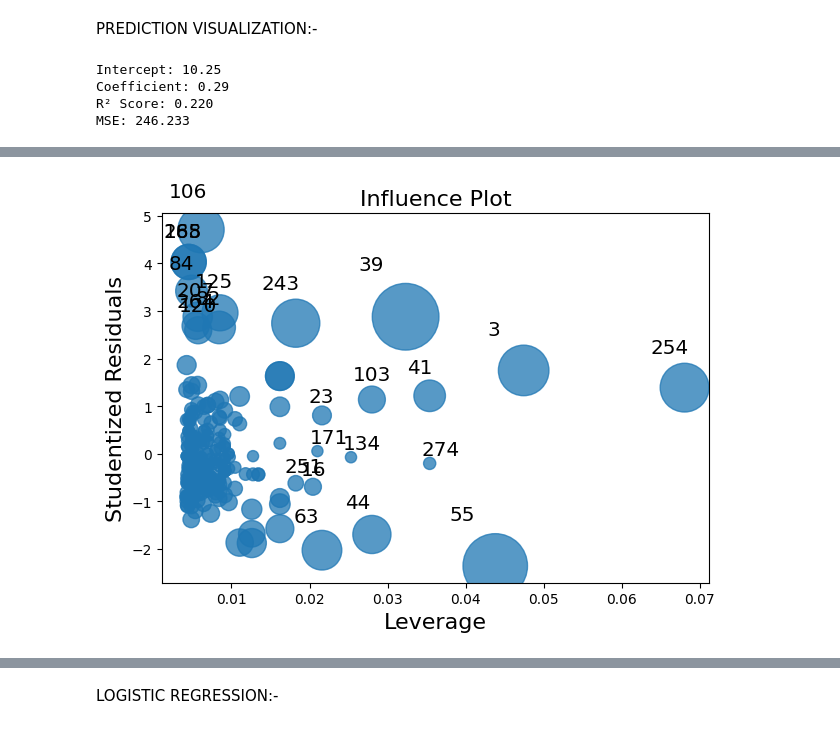
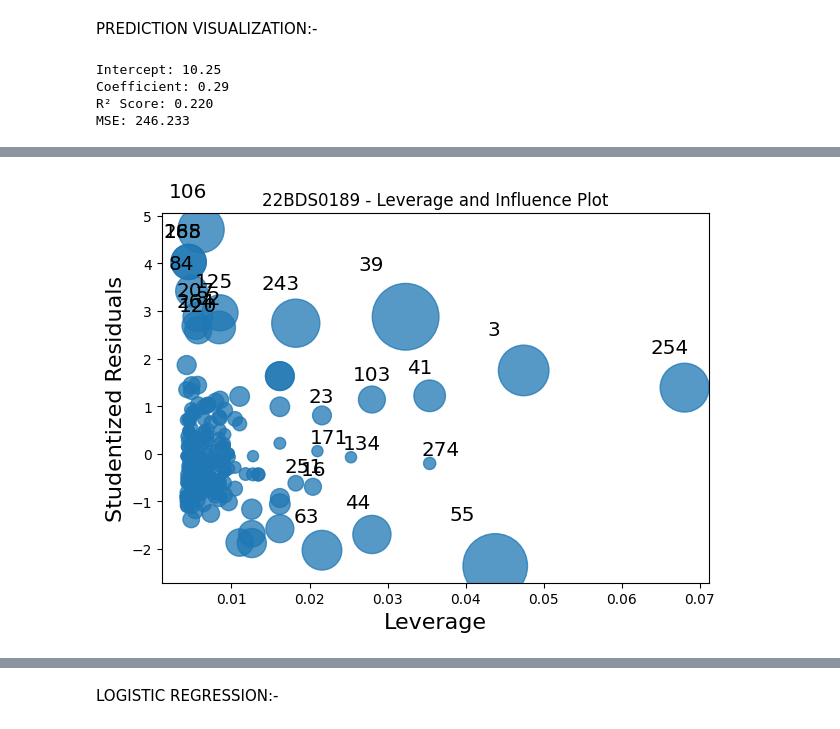
Before and after one commit to HarshitGoel5/22BDS0189, a Jupyter notebook: 22BDS0189.ipynb, the cells around one changed output, grey strips where cells are left out. Saved outputs shown, nothing was run; the diff lists cells and outputs as text; code cells hidden in the pictures.

```diff
--- a/22BDS0189.ipynb
+++ b/22BDS0189.ipynb
@@ -590,20 +590,27 @@ numeric_df = df.select_dtypes(include=['float64', 'int64'])
 corr_matrix = numeric_df.corr()
 print("\nNumerical vs Numerical Correlation Matrix:\n", corr_matrix)
 
+plt.figure(figsize=(10, 8)) # Added figure size for better readability
 sns.heatmap(corr_matrix, annot=True, cmap="coolwarm")
-plt.title("Correlation Matrix")
+plt.title("22BDS0189 - Correlation Matrix") # Added title
 plt.tight_layout()
 plt.show()
 
 # Reset the index before creating the pairplot to avoid duplicate index issues
-df.reset_index(inplace=True)
+df.reset_index(inplace=True, drop=True) # Added drop=True to avoid adding a new index column
 
 # Pairplot of Numerical Variables
 # Select a subset of numeric columns for the pairplot to avoid overcrowding
 numeric_cols_for_pairplot = ['rectal_temp', 'pulse', 'respiratory_rate', 'packed_cell_volume']
-sns.pairplot(df[numeric_cols_for_pairplot])
-plt.suptitle("Pairplot of Selected Numerical Variables", y=1.02)
-plt.show()
+# Ensure selected columns exist before plotting
+existing_numeric_cols = [col for col in numeric_cols_for_pairplot if col in df.columns]
+
+if len(existing_numeric_cols) >= 2:
+    sns.pairplot(df[existing_numeric_cols])
+    plt.suptitle("22BDS0189 - Pairplot of Selected Numerical Variables", y=1.02) # Added title
+    plt.show()
+else:
+    print("Not enough selected numeric columns available for Pairplot.")
 # %% [output]
 Numerical vs Numerical Correlation Matrix:
                         hospital_number  rectal_temp     pulse  \
@@ -644,7 +651,7 @@ if numeric_df.shape[1] >= 3:
         x=numeric_df.columns[0],
         y=numeric_df.columns[1],
         z=numeric_df.columns[2],
-        title=f'3D Scatter Plot: {numeric_df.columns[0]} vs {numeric_df.columns[1]} vs {numeric_df.columns[2]}',
+        title=f'22BDS0189 - 3D Scatter Plot: {numeric_df.columns[0]} vs {numeric_df.columns[1]} vs {numeric_df.columns[2]}',
         labels={numeric_df.columns[0]: numeric_df.columns[0], numeric_df.columns[1]: numeric_df.columns[1], numeric_df.columns[2]: numeric_df.columns[2]}
     )
     fig.show()
@@ -681,7 +688,7 @@ if numeric_df.shape[1] >= 4:
         ax.set_theta_offset(pi / 2)
         ax.set_theta_direction(-1)
         plt.xticks(angles[:-1], categories)
-        plt.title("Sunray (Radar) Plot")
+        plt.title("22BDS0189 - Sunray (Radar) Plot")
         plt.legend(loc='upper right', bbox_to_anchor=(1.2, 1.1))
         plt.tight_layout()
         plt.show()
@@ -804,7 +811,7 @@ for k in K_range:
 # Plot the Elbow Graph
 plt.figure(figsize=(8, 5))
 plt.plot(K_range, wcss, marker='o')
-plt.title('Elbow Method to determine optimal number of clusters')
+plt.title('22BDS0189 - Elbow Method to determine optimal number of clusters')
 plt.xlabel('Number of Clusters (k)')
 plt.ylabel('WCSS (Inertia)')
 plt.grid(True)
@@ -831,7 +838,7 @@ if clustered_numeric_df.shape[1] > 2: # Check if there are at least two columns
         hue=clustered_numeric_df['Cluster'],
         palette='Set1'
     )
-    plt.title(f'K-Means Clustering (k={optimal_k})')
+    plt.title(f'22BDS0189 - K-Means Clustering (k={optimal_k})')
     plt.xlabel(clustered_numeric_df.columns[0]) # Label x-axis with column name
     plt.ylabel(clustered_numeric_df.columns[1]) # Label y-axis with column name
     plt.grid(True)
@@ -959,7 +966,7 @@ if len(numeric_regression_df) > 1:
     plt.plot(numeric_regression_df['pulse'], y_pred, color='red', label='Regression Line')
     plt.xlabel('Pulse')
     plt.ylabel('Respiratory Rate')
-    plt.title('Simple Linear Regression: Pulse vs Respiratory Rate')
+    plt.title('22BDS0189 - Simple Linear Regression: Pulse vs Respiratory Rate')
     plt.legend()
     plt.grid(True)
     plt.tight_layout()
@@ -1017,7 +1024,7 @@ if len(df1d) > 1:
     plt.figure(figsize=(10, 5))
     sns.scatterplot(x=df1d['pulse'], y=df1d['respiratory_rate'], label='Actual', color='blue')
     plt.plot(df1d['pulse'], y_pred, color='red', label='Regression Line')
-    plt.title('Prediction vs Actual: Pulse → Respiratory Rate')
+    plt.title('22BDS0189 - Prediction vs Actual: Pulse → Respiratory Rate')
     plt.xlabel('Pulse')
     plt.ylabel('Respiratory Rate')
     plt.legend()
@@ -1028,7 +1035,7 @@ if len(df1d) > 1:
     #  2. Residual Plot
     plt.figure(figsize=(10, 5))
     sns.residplot(x=df1d['pulse'], y=df1d['respiratory_rate'], lowess=True, color='green')
-    plt.title('Residual Plot: Pulse vs Residuals')
+    plt.title('22BDS0189 - Residual Plot: Pulse vs Residuals')
     plt.xlabel('Pulse')
     plt.ylabel('Residuals (Actual - Predicted)')
     plt.axhline(0, color='red', linestyle='--')
@@ -1045,7 +1052,7 @@ if len(df1d) > 1:
 
     plt.plot(df1d_sorted['pulse'], y_sorted.values, label='Actual Respiratory Rate', marker='o')
     plt.plot(df1d_sorted['pulse'], y_pred_sorted, label='Predicted Respiratory Rate', marker='x')
-    plt.title('Line Plot of Actual vs Predicted Respiratory Rate')
+    plt.title('22BDS0189 - Line Plot of Actual vs Predicted Respiratory Rate')
     plt.xlabel('Pulse')
     plt.ylabel('Respiratory Rate')
     plt.legend()
@@ -1060,7 +1067,7 @@ if len(df1d) > 1:
     plt.plot([y.min(), y.max()], [y.min(), y.max()], 'r--')
     plt.xlabel('Actual Respiratory Rate')
     plt.ylabel('Predicted Respiratory Rate')
-    plt.title('Actual vs Predicted Values')
+    plt.title('22BDS0189 - Actual vs Predicted Values')
     plt.grid(True)
     plt.tight_layout()
     plt.show()
@@ -1068,7 +1075,7 @@ if len(df1d) > 1:
     # --- 5. Histogram of Residuals ---
     plt.figure(figsize=(8, 6))
     sns.histplot(residuals, kde=True, bins=30, color='orange')
-    plt.title('Histogram of Residuals')
+    plt.title('22BDS0189 - Histogram of Residuals')
     plt.xlabel('Residuals')
     plt.ylabel('Frequency')
     plt.grid(True)
@@ -1077,7 +1084,7 @@ if len(df1d) > 1:
 
     # --- 6. QQ Plot of Residuals ---
     sm.qqplot(residuals, line='s')
-    plt.title('QQ Plot of Residuals')
+    plt.title('22BDS0189 - QQ Plot of Residuals')
     plt.tight_layout()
     plt.show()
 
@@ -1085,13 +1092,14 @@ if len(df1d) > 1:
     X_const = sm.add_constant(X)
     model_ols = sm.OLS(y, X_const).fit()
     sm.graphics.influence_plot(model_ols, criterion="cooks")
+    plt.title('22BDS0189 - Leverage and Influence Plot') # Added title
     plt.tight_layout()
     plt.show()
 
     # --- 8. Regression with Confidence Interval using Seaborn ---
     plt.figure(figsize=(10, 6))
     sns.regplot(x='pulse', y='respiratory_rate', data=df1d, ci=95, scatter_kws={'color': 'blue'}, line_kws={'color': 'red'})
-    plt.title('Regression with 95% Confidence Interval')
+    plt.title('22BDS0189 - Regression with 95% Confidence Interval')
     plt.xlabel('Pulse')
     plt.ylabel('Respiratory Rate')
     plt.grid(True)
@@ -1142 +1150 @@ MSE: 246.233
-[figure, old version]
+[figure, new version]
```
Also changed, not shown: parts of 13 cells of this notebook.
